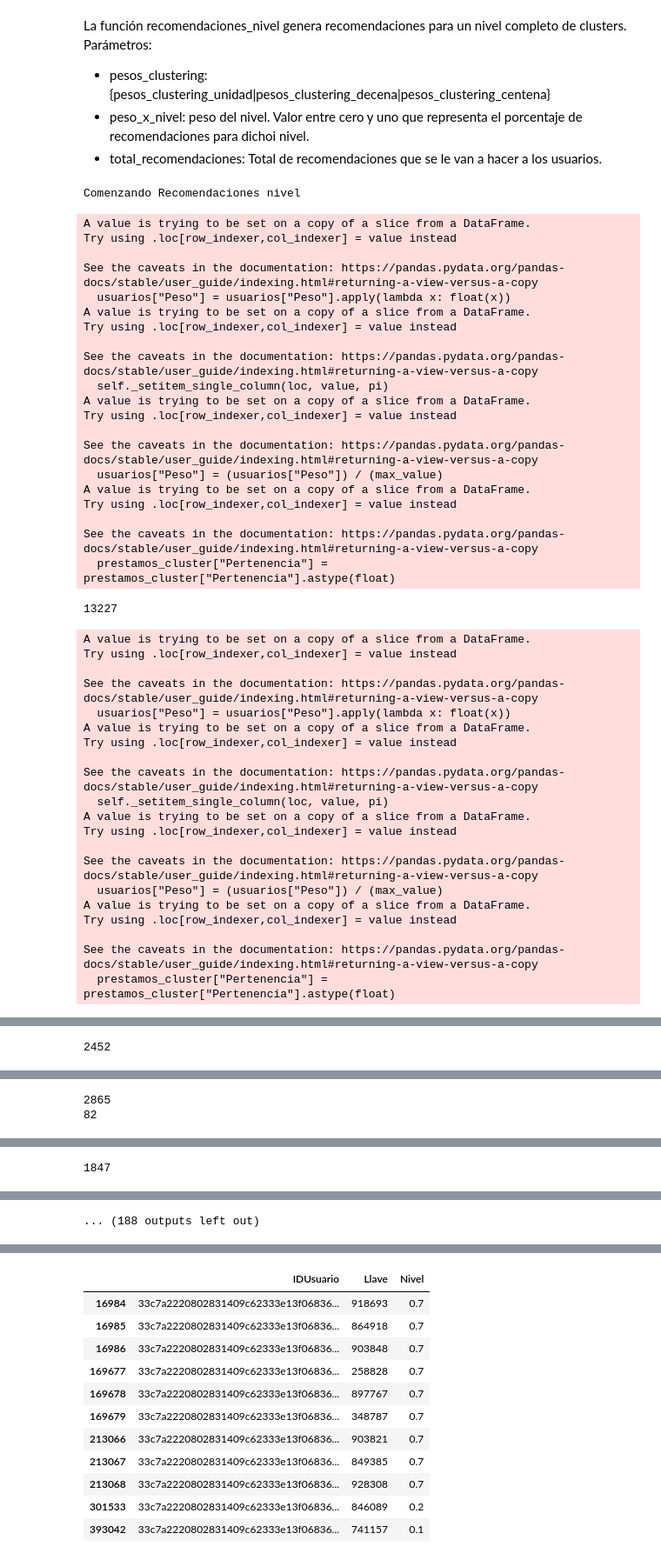
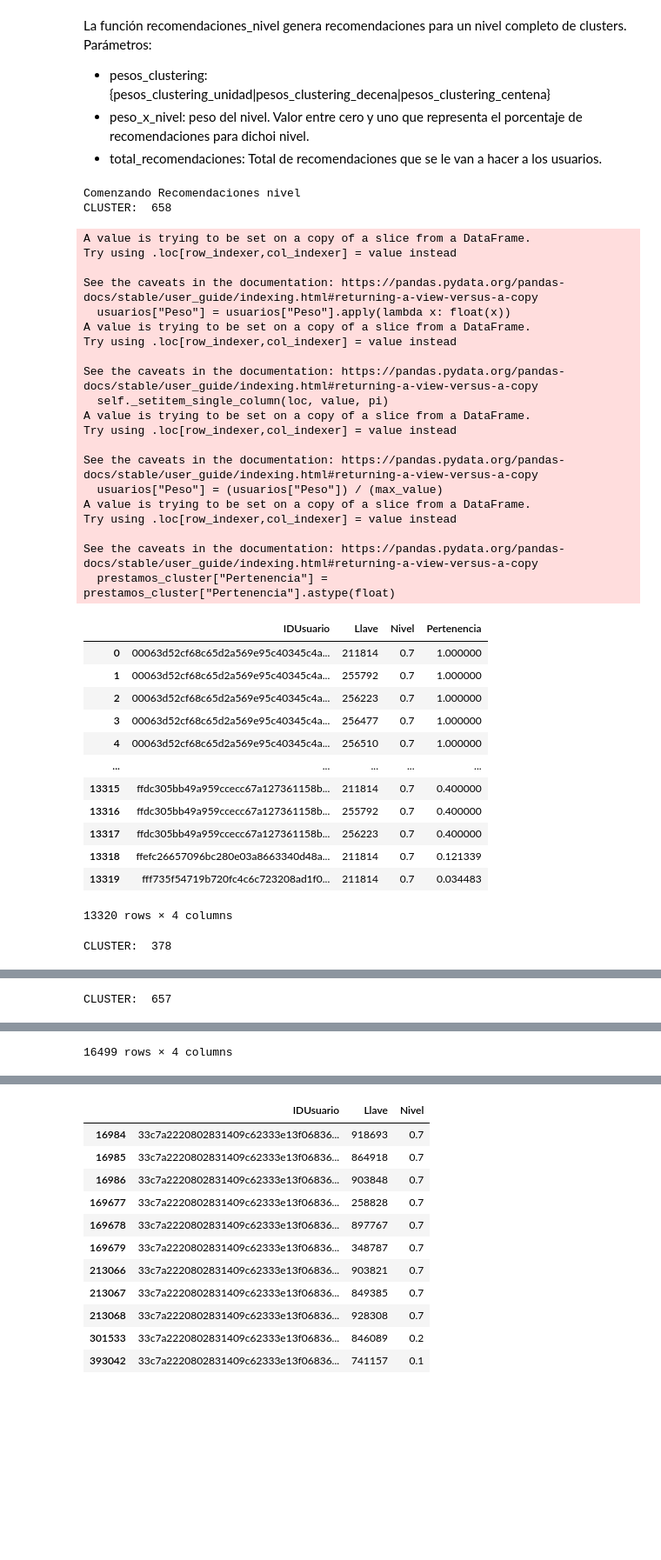
Before and after one commit to Johan-Ortegon-1/uaque, a Jupyter notebook: V2_Clustering_+_Recomendations/ClusteringYRecomendacionesDifusas.ipynb, the cells around one changed output, grey strips where cells are left out. Shown at 87% size. Cells and saved outputs as stored; diff of their text form; code cells hidden in the pictures; blank space fills up the shorter version.

```diff
--- a/V2_Clustering_+_Recomendations/ClusteringYRecomendacionesDifusas.ipynb
+++ b/V2_Clustering_+_Recomendations/ClusteringYRecomendacionesDifusas.ipynb
@@ -619,58 +637,52 @@ def recomendaciones_nivel(pesos_clustering, peso_x_nivel, total_recomendaciones)
     print("Comenzando Recomendaciones nivel ")
     recomendaciones = pd.DataFrame(columns = ['IDUsuario', 'Llave', 'Nivel'])
     for cluster in pesos_clustering.Cluster.unique():
-        cluster = str(cluster)
+        print("CLUSTER: ", cluster)
         material_rankeado = rank_material(pesos_clustering, cluster, "DeweyUnidad")
         #print(material_rankeado)
         lista_recomendaciones = generar_recomendacion(pesos_clustering, cluster, peso_x_nivel, total_recomendaciones, material_rankeado)
-        print(lista_recomendaciones.shape[0])
+        #print(lista_recomendaciones.shape[0])
         recomendaciones = pd.concat([recomendaciones, lista_recomendaciones], ignore_index = True)
-        #print("Recomendaciones para el grupo: ", cluster, lista_recomendaciones.shape[0])
+        #display(recomendaciones)
     print("Finalizando Recomendaciones nivel")
     return recomendaciones
 # %%
 recomendaciones_final_unidad = recomendaciones_nivel(pesos_clustering_unidad, 0.7, 10)
-display(recomendaciones_final_decena)
+display(recomendaciones_final_unidad)
 # %% [output]
 Comenzando Recomendaciones nivel
+CLUSTER:  658
 A value is trying to be set on a copy of a slice from a DataFrame.
 Try using .loc[row_indexer,col_indexer] = value instead
 
 See the caveats in the documentation: https://pandas.pydata.org/pandas-docs/stable/user_guide/indexing.html#returning-a-view-versus-a-copy
   usuarios["Peso"] = usuarios["Peso"].apply(lambda x: float(x))
 A value is trying to be set on a copy of a slice from a DataFrame.
 Try using .loc[row_indexer,col_indexer] = value instead
 
 See the caveats in the documentation: https://pandas.pydata.org/pandas-docs/stable/user_guide/indexing.html#returning-a-view-versus-a-copy
   self._setitem_single_column(loc, value, pi)
 A value is trying to be set on a copy of a slice from a DataFrame.
 Try using .loc[row_indexer,col_indexer] = value instead
 
 See the caveats in the documentation: https://pandas.pydata.org/pandas-docs/stable/user_guide/indexing.html#returning-a-view-versus-a-copy
   usuarios["Peso"] = (usuarios["Peso"]) / (max_value)
 A value is trying to be set on a copy of a slice from a DataFrame.
 Try using .loc[row_indexer,col_indexer] = value instead
 
 See the caveats in the documentation: https://pandas.pydata.org/pandas-docs/stable/user_guide/indexing.html#returning-a-view-versus-a-copy
   prestamos_cluster["Pertenencia"] = prestamos_cluster["Pertenencia"].astype(float)
+|  | IDUsuario | Llave | Nivel | Pertenencia |
+| 0 | 00063d52cf68c65d2a569e95c40345c4a... | 211814 | 0.7 | 1.000000 |
+| 1 | 00063d52cf68c65d2a569e95c40345c4a... | 255792 | 0.7 | 1.000000 |
+| 2 | 00063d52cf68c65d2a569e95c40345c4a... | 256223 | 0.7 | 1.000000 |
+| 3 | 00063d52cf68c65d2a569e95c40345c4a... | 256477 | 0.7 | 1.000000 |
+| 4 | 00063d52cf68c65d2a569e95c40345c4a... | 256510 | 0.7 | 1.000000 |
+| ... | ... | ... | ... | ... |
+| 13315 | ffdc305bb49a959ccecc67a127361158b... | 211814 | 0.7 | 0.400000 |
+| 13316 | ffdc305bb49a959ccecc67a127361158b... | 255792 | 0.7 | 0.400000 |
+| 13317 | ffdc305bb49a959ccecc67a127361158b... | 256223 | 0.7 | 0.400000 |
+| 13318 | ffefc26657096bc280e03a8663340d48a... | 211814 | 0.7 | 0.121339 |
+| 13319 | fff735f54719b720fc4c6c723208ad1f0... | 211814 | 0.7 | 0.034483 |
-13227
+13320 rows × 4 columns
-A value is trying to be set on a copy of a slice from a DataFrame.
-Try using .loc[row_indexer,col_indexer] = value instead
-
-See the caveats in the documentation: https://pandas.pydata.org/pandas-docs/stable/user_guide/indexing.html#returning-a-view-versus-a-copy
-  usuarios["Peso"] = usuarios["Peso"].apply(lambda x: float(x))
-A value is trying to be set on a copy of a slice from a DataFrame.
-Try using .loc[row_indexer,col_indexer] = value instead
-
-See the caveats in the documentation: https://pandas.pydata.org/pandas-docs/stable/user_guide/indexing.html#returning-a-view-versus-a-copy
-  self._setitem_single_column(loc, value, pi)
-A value is trying to be set on a copy of a slice from a DataFrame.
-Try using .loc[row_indexer,col_indexer] = value instead
-
-See the caveats in the documentation: https://pandas.pydata.org/pandas-docs/stable/user_guide/indexing.html#returning-a-view-versus-a-copy
-  usuarios["Peso"] = (usuarios["Peso"]) / (max_value)
-A value is trying to be set on a copy of a slice from a DataFrame.
-Try using .loc[row_indexer,col_indexer] = value instead
-
-See the caveats in the documentation: https://pandas.pydata.org/pandas-docs/stable/user_guide/indexing.html#returning-a-view-versus-a-copy
-  prestamos_cluster["Pertenencia"] = prestamos_cluster["Pertenencia"].astype(float)
+CLUSTER:  378
@@ -698,4 +722,4 @@ See the caveats in the documentation: https://pandas.pydata.org/pandas-docs/stab
-2452
+CLUSTER:  657
 A value is trying to be set on a copy of a slice from a DataFrame.
 Try using .loc[row_indexer,col_indexer] = value instead
 
@@ -719,2 +755 @@ See the caveats in the documentation: https://pandas.pydata.org/pandas-docs/stab
-2865
-82
+16499 rows × 4 columns
@@ -738 +756,0 @@ See the caveats in the documentation: https://pandas.pydata.org/pandas-docs/stab
-1847
@@ -759,3 +757,2 @@ See the caveats in the documentation: https://pandas.pydata.org/pandas-docs/stab
-... (188 outputs left out)
 # %%
 recomendaciones_final_decena = recomendaciones_nivel(pesos_clustering_decena, 0.2, 10)
```
Also changed, not shown: parts of 7 cells of this notebook.
